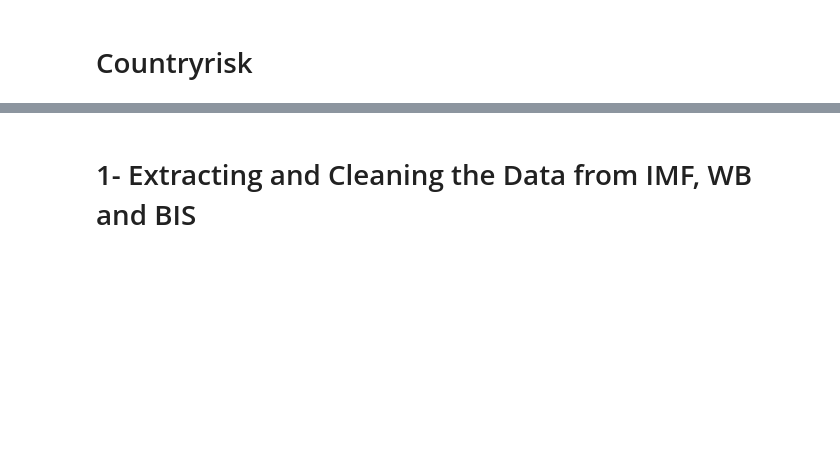
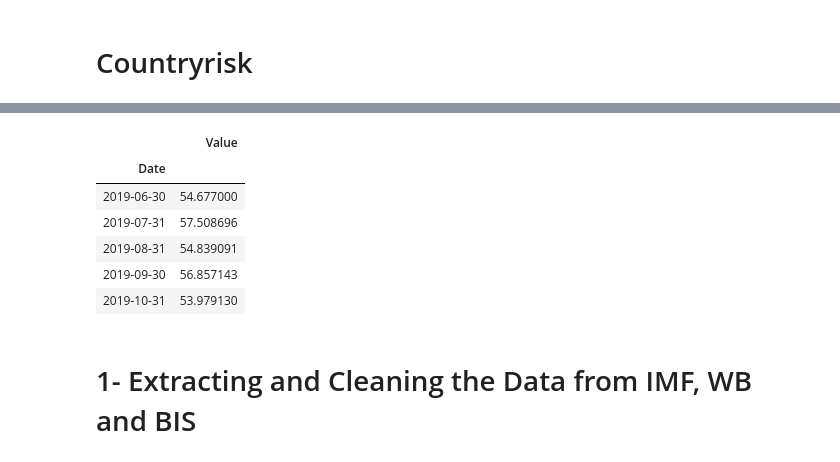
Before and after one commit to Walras-data/countryrisk, a Jupyter notebook: contryrisk5-Copy1.ipynb, the cells around one changed output, grey strips where cells are left out. Cells and saved outputs as stored; diff of their text form; code cells hidden in the pictures; blank space fills up the shorter version.

```diff
--- a/contryrisk5-Copy1.ipynb
+++ b/contryrisk5-Copy1.ipynb
@@ -11,3 +24,13 @@ import urllib3
+# %%
+oil.tail()
+# %% [output]
+|  | Value |
+| Date |  |
+| 2019-06-30 | 54.677000 |
+| 2019-07-31 | 57.508696 |
+| 2019-08-31 | 54.839091 |
+| 2019-09-30 | 56.857143 |
+| 2019-10-31 | 53.979130 |
 # %% [markdown]
 # 1- Extracting and Cleaning the Data from IMF, WB and BIS
 # %% [markdown]
```
Also changed, not shown: parts of 15 cells of this notebook, 4 other files.
